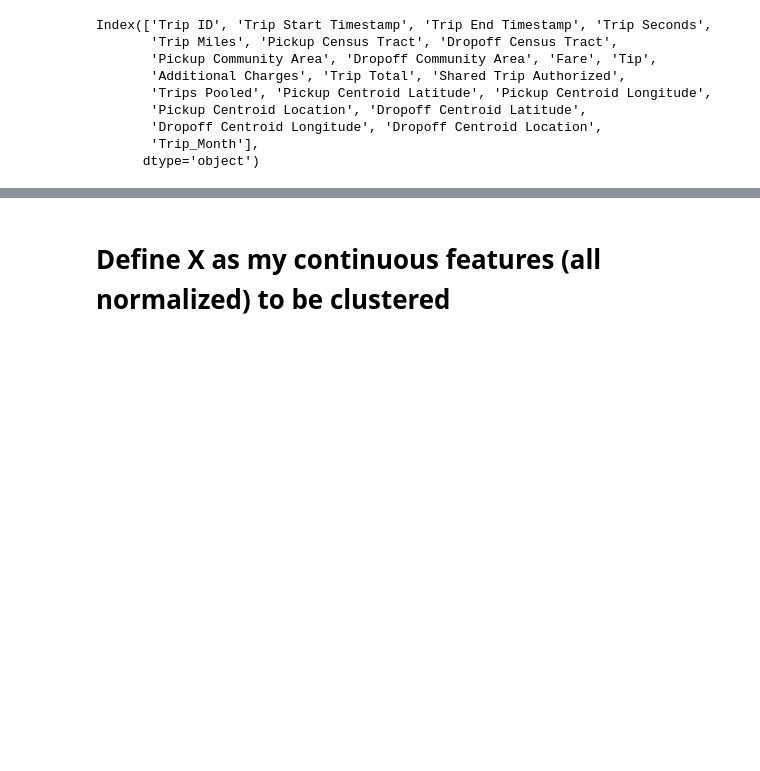
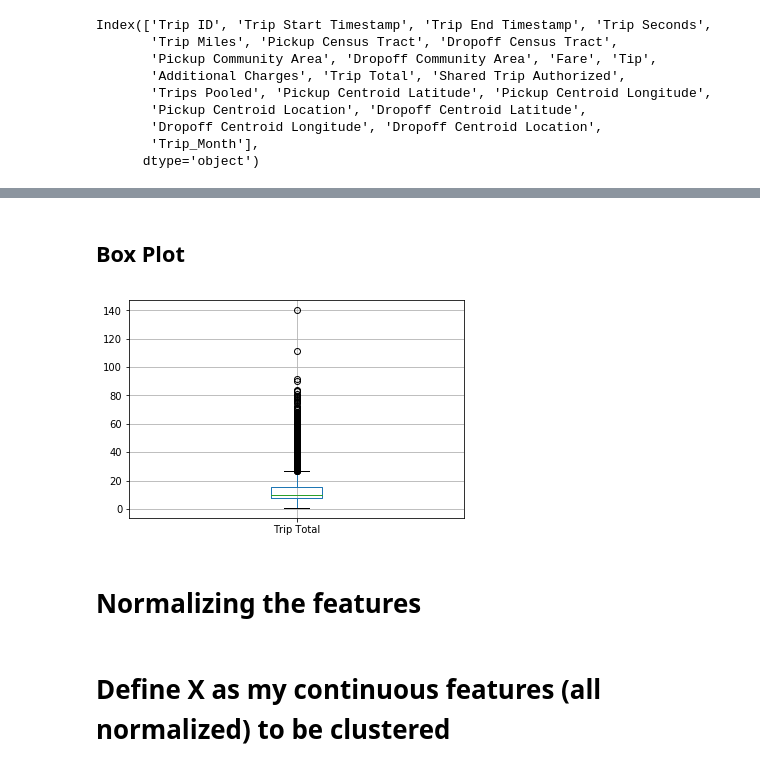
Before and after one commit to igopalan/Thinkful-Clustering, a Jupyter notebook: Thinkful_Capstone_ChicagoRideshare.py.ipynb, the cells around one changed output, grey strips where cells are left out. Cells and saved outputs as stored; diff of their text form; code cells hidden in the pictures; blank space fills up the shorter version.

```diff
--- a/Thinkful_Capstone_ChicagoRideshare.py.ipynb
+++ b/Thinkful_Capstone_ChicagoRideshare.py.ipynb
@@ -129,0 +176,10 @@ plt.scatter(chicago_sample["Trip Seconds"], chicago_sample["Trip Total"])
+# %% [markdown]
+## Box Plot
+# %%
+boxplot = chicago_sample.boxplot(column=['Trip Total'])
+#The majority of the outliers are due to the less than 10% of rides that exceeded $100 (before normalization),
+#as mentioned earlier, these data points of high fares are accurate and based on a longer trip duration and distance.
+# %% [output]
+[figure, added]
+# %% [markdown]
+# Normalizing the features
```
Also changed, not shown: parts of 28 cells of this notebook.
